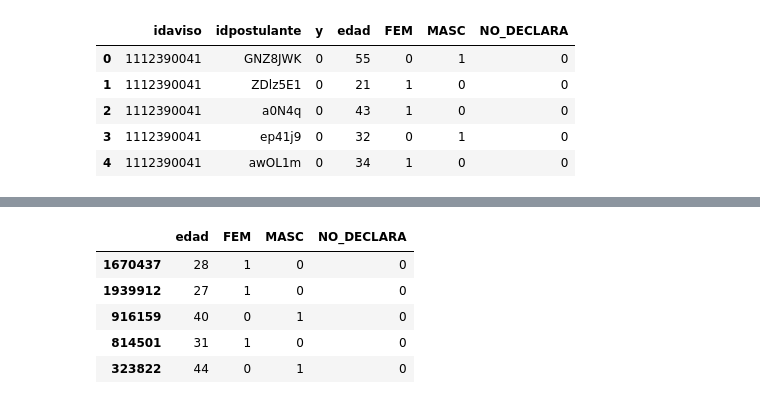
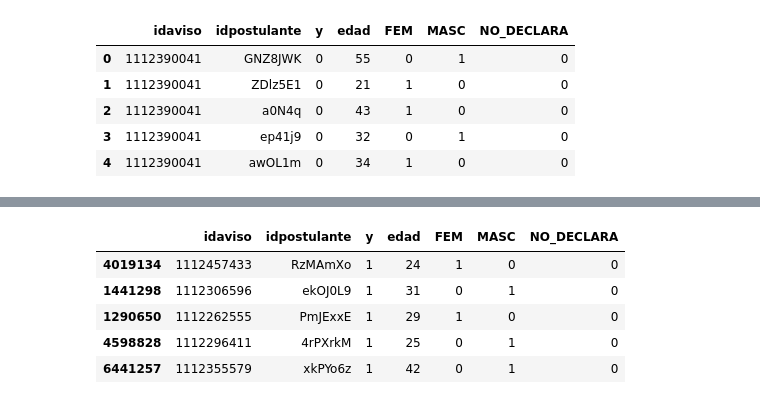
Before and after one commit to czuczinsky/TP2-Machine-Learning, a Jupyter notebook: TP-2.ipynb, the cells around one changed output, grey strips where cells are left out. Drawn from its saved outputs; the diff is of its cells as text; code cells hidden in the pictures.

```diff
--- a/TP-2.ipynb
+++ b/TP-2.ipynb
@@ -393,3 +442,2 @@ print tupla_postulada.shape
 # %%
 sample = sample.append(tupla_postulada.sample(n=1000000,random_state=0))
-sample = sample.reset_index(drop=True)
@@ -396,12 +453,14 @@ sample = sample.reset_index(drop=True)
+# %%
+sample.tail()
+# %% [output]
+|  | idaviso | idpostulante | y | edad | FEM | MASC | NO_DECLARA |
+| 4019134 | 1112457433 | RzMAmXo | 1 | 24 | 1 | 0 | 0 |
+| 1441298 | 1112306596 | ekOJ0L9 | 1 | 31 | 0 | 1 | 0 |
+| 1290650 | 1112262555 | PmJExxE | 1 | 29 | 1 | 0 | 0 |
+| 4598828 | 1112296411 | 4rPXrkM | 1 | 25 | 0 | 1 | 0 |
+| 6441257 | 1112355579 | xkPYo6z | 1 | 42 | 0 | 1 | 0 |
 # %%
 sample = sample.drop(columns=['idaviso','idpostulante'])
 # %%
+# Divido el set
 X_train, X_test, y_train, y_test = train_test_split(sample.drop(columns='y'),sample['y'],random_state=0)
-X_train.head()
-# %% [output]
-|  | edad | FEM | MASC | NO_DECLARA |
-| 1670437 | 28 | 1 | 0 | 0 |
-| 1939912 | 27 | 1 | 0 | 0 |
-| 916159 | 40 | 0 | 1 | 0 |
-| 814501 | 31 | 1 | 0 | 0 |
-| 323822 | 44 | 0 | 1 | 0 |
```
Also changed, not shown: parts of 34 cells of this notebook.
